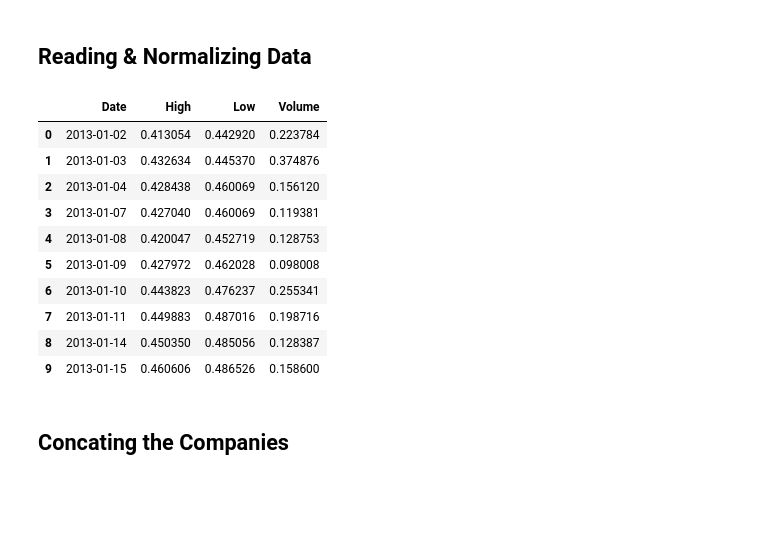
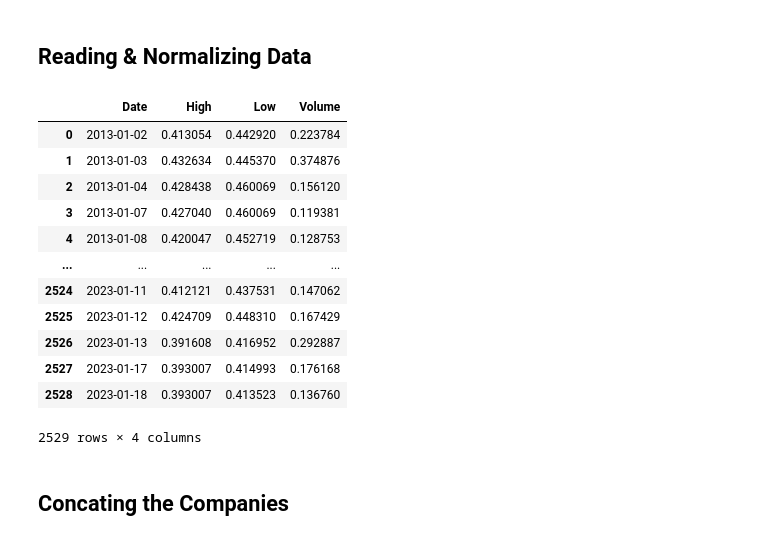
Before and after one commit to anjaliskilton/Finance_Group_Project, a Jupyter notebook: AutoMobile_Analysis_Function.ipynb, the cells around one changed output. Cells and saved outputs as stored; diff of their text form; code cells hidden in the pictures; blank space fills up the shorter version.

```diff
--- a/AutoMobile_Analysis_Function.ipynb
+++ b/AutoMobile_Analysis_Function.ipynb
@@ -41,19 +43,21 @@ toyotaDf= readStock("Toyota.csv")
 teslaDf = readStock("TSLA.csv")
 vow3Df= readStock("VOW3.DE.csv")
 # %%
-fordDf.head(10)
+fordDf
 # %% [output]
 |  | Date | High | Low | Volume |
 | 0 | 2013-01-02 | 0.413054 | 0.442920 | 0.223784 |
 | 1 | 2013-01-03 | 0.432634 | 0.445370 | 0.374876 |
 | 2 | 2013-01-04 | 0.428438 | 0.460069 | 0.156120 |
 | 3 | 2013-01-07 | 0.427040 | 0.460069 | 0.119381 |
 | 4 | 2013-01-08 | 0.420047 | 0.452719 | 0.128753 |
-| 5 | 2013-01-09 | 0.427972 | 0.462028 | 0.098008 |
-| 6 | 2013-01-10 | 0.443823 | 0.476237 | 0.255341 |
-| 7 | 2013-01-11 | 0.449883 | 0.487016 | 0.198716 |
-| 8 | 2013-01-14 | 0.450350 | 0.485056 | 0.128387 |
-| 9 | 2013-01-15 | 0.460606 | 0.486526 | 0.158600 |
+| ... | ... | ... | ... | ... |
+| 2524 | 2023-01-11 | 0.412121 | 0.437531 | 0.147062 |
+| 2525 | 2023-01-12 | 0.424709 | 0.448310 | 0.167429 |
+| 2526 | 2023-01-13 | 0.391608 | 0.416952 | 0.292887 |
+| 2527 | 2023-01-17 | 0.393007 | 0.414993 | 0.176168 |
+| 2528 | 2023-01-18 | 0.393007 | 0.413523 | 0.136760 |
+2529 rows × 4 columns
 # %% [markdown]
 ## Concating the Companies
 # %%
```
Also changed, not shown: parts of 18 cells of this notebook, 4 other files.
